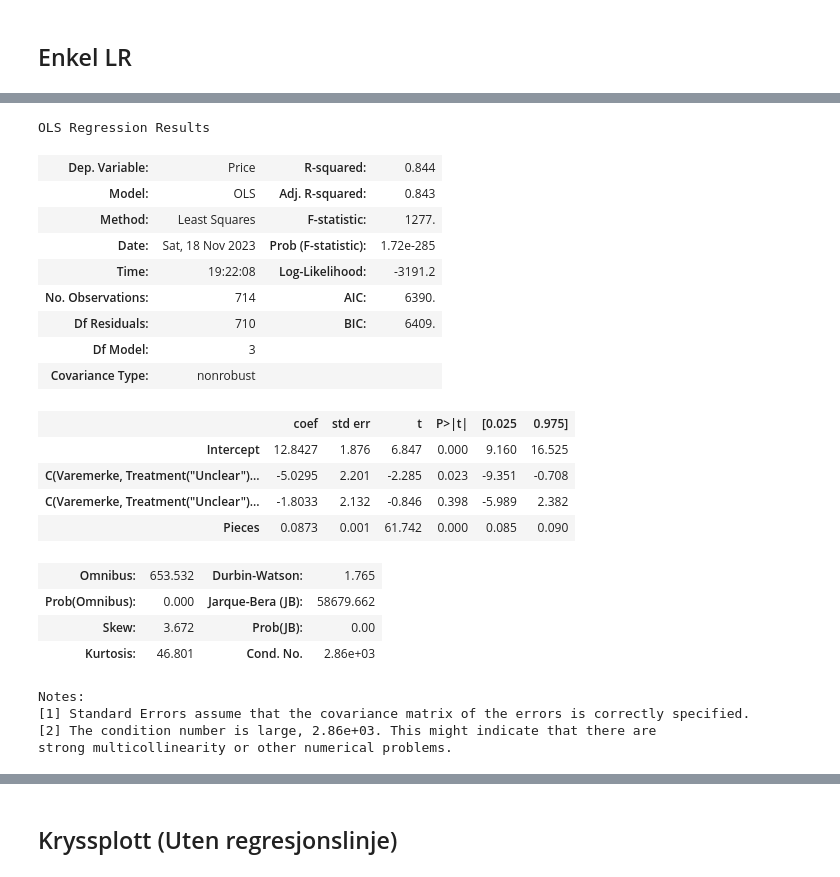
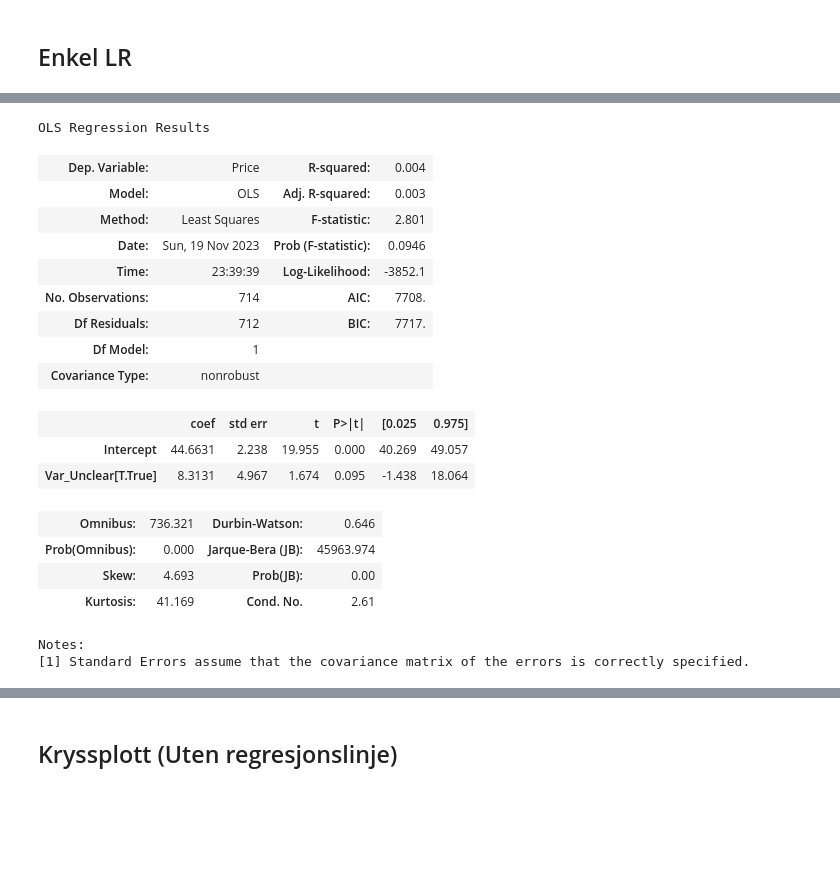
Before and after one commit to erikbjo/istg1003prosjekt, a Jupyter notebook: Oppgaver/arthurTestBook.ipynb, the cells around one changed output, grey strips where cells are left out. Cells and saved outputs as stored; diff of their text form; code cells hidden in the pictures; blank space fills up the shorter version.

```diff
--- a/Oppgaver/arthurTestBook.ipynb
+++ b/Oppgaver/arthurTestBook.ipynb
@@ -83,3 +83,8 @@ brand_conditions = df2['Theme'].isin(mythemes_brands)
 
 # Oppretter en ny kolonne i datasettet som skal videre brukes for å svare på problemstillingen
 df2['Varemerke'] = np.select([unclear_conditions, original_conditions, brand_conditions], ['Unclear', 'Original', 'Brand'])
+
+dummy_vars = pd.get_dummies(df2['Varemerke'], prefix='Var')
+df_with_dummies = pd.concat([df2, dummy_vars], axis=1)
+
+df_with_dummies
@@ -86,24 +105,22 @@ df2['Varemerke'] = np.select([unclear_conditions, original_conditions, brand_con
 # %%
-# Enkelt Lineære formler
+# Enkel Lineær formel
 
 pieces_formel = 'Price ~ Pieces'
-pages_formel = 'Price ~ Pages'
-minifigures_formel = 'Price ~ Minifigures'
 
 # Enkelt Lineære formler med hensyn på varemerke (Egentlig en form for mlr)
 
-pieces_varemerke_formel = 'Price ~ C(Varemerke, Treatment("Unclear")) + Pieces'
-pages_varemerke_formel = 'Price ~ C(Varemerke, Treatment("Unclear")) + Pages'
-minifigures_varemerke_formel = 'Price ~ C(Varemerke, Treatment("Unclear")) + Minifigures'
+varemerke_lego_formel = 'Price ~ Var_Original'
+varemerke_brand_formel = 'Price ~ Var_Brand'
+varemerke_unclear_formel = 'Price ~ Var_Unclear'
 
 # Multippel lineær formel
 
-mlr_formel = 'Price ~ C(Varemerke, Treatment("Unclear")) + Pieces + Pages + Minifigures'
+mlr_formel = 'Price ~ C(Varemerke, Treatment("Unclear")) + Pieces'
 # %% [markdown]
 ## Enkel LR
 # %%
 def enkelLineærRegresjon(formel):
-    modell = smf.ols(formel, data = df2)
+    modell = smf.ols(formel, data = df_with_dummies)
     resultat = modell.fit()
     return resultat
 # %%
@@ -173,28 +190,24 @@ OLS Regression Results
 Notes:
 [1] Standard Errors assume that the covariance matrix of the errors is correctly specified.
 # %%
-enkelLineærRegresjon(pieces_varemerke_formel).summary()
+enkelLineærRegresjon(varemerke_unclear_formel).summary()
 # %% [output]
 OLS Regression Results
-| Dep. Variable: | Price | R-squared: | 0.844 |
-| Model: | OLS | Adj. R-squared: | 0.843 |
-| Method: | Least Squares | F-statistic: | 1277. |
-| Date: | Sat, 18 Nov 2023 | Prob (F-statistic): | 1.72e-285 |
-| Time: | 19:22:08 | Log-Likelihood: | -3191.2 |
-| No. Observations: | 714 | AIC: | 6390. |
-| Df Residuals: | 710 | BIC: | 6409. |
-| Df Model: | 3 |  |  |
+| Dep. Variable: | Price | R-squared: | 0.004 |
+| Model: | OLS | Adj. R-squared: | 0.003 |
+| Method: | Least Squares | F-statistic: | 2.801 |
+| Date: | Sun, 19 Nov 2023 | Prob (F-statistic): | 0.0946 |
+| Time: | 23:39:39 | Log-Likelihood: | -3852.1 |
+| No. Observations: | 714 | AIC: | 7708. |
+| Df Residuals: | 712 | BIC: | 7717. |
+| Df Model: | 1 |  |  |
 | Covariance Type: | nonrobust |  |  |
 |  | coef | std err | t | P>|t| | [0.025 | 0.975] |
-| Intercept | 12.8427 | 1.876 | 6.847 | 0.000 | 9.160 | 16.525 |
-| C(Varemerke, Treatment("Unclear")... | -5.0295 | 2.201 | -2.285 | 0.023 | -9.351 | -0.708 |
-| C(Varemerke, Treatment("Unclear")... | -1.8033 | 2.132 | -0.846 | 0.398 | -5.989 | 2.382 |
-| Pieces | 0.0873 | 0.001 | 61.742 | 0.000 | 0.085 | 0.090 |
+| Intercept | 44.6631 | 2.238 | 19.955 | 0.000 | 40.269 | 49.057 |
+| Var_Unclear[T.True] | 8.3131 | 4.967 | 1.674 | 0.095 | -1.438 | 18.064 |
-| Omnibus: | 653.532 | Durbin-Watson: | 1.765 |
-| Prob(Omnibus): | 0.000 | Jarque-Bera (JB): | 58679.662 |
-| Skew: | 3.672 | Prob(JB): | 0.00 |
-| Kurtosis: | 46.801 | Cond. No. | 2.86e+03 |
+| Omnibus: | 736.321 | Durbin-Watson: | 0.646 |
+| Prob(Omnibus): | 0.000 | Jarque-Bera (JB): | 45963.974 |
+| Skew: | 4.693 | Prob(JB): | 0.00 |
+| Kurtosis: | 41.169 | Cond. No. | 2.61 |
 Notes:
 [1] Standard Errors assume that the covariance matrix of the errors is correctly specified.
-[2] The condition number is large, 2.86e+03. This might indicate that there are
-strong multicollinearity or other numerical problems.
```
Also changed, not shown: parts of 14 cells of this notebook.
